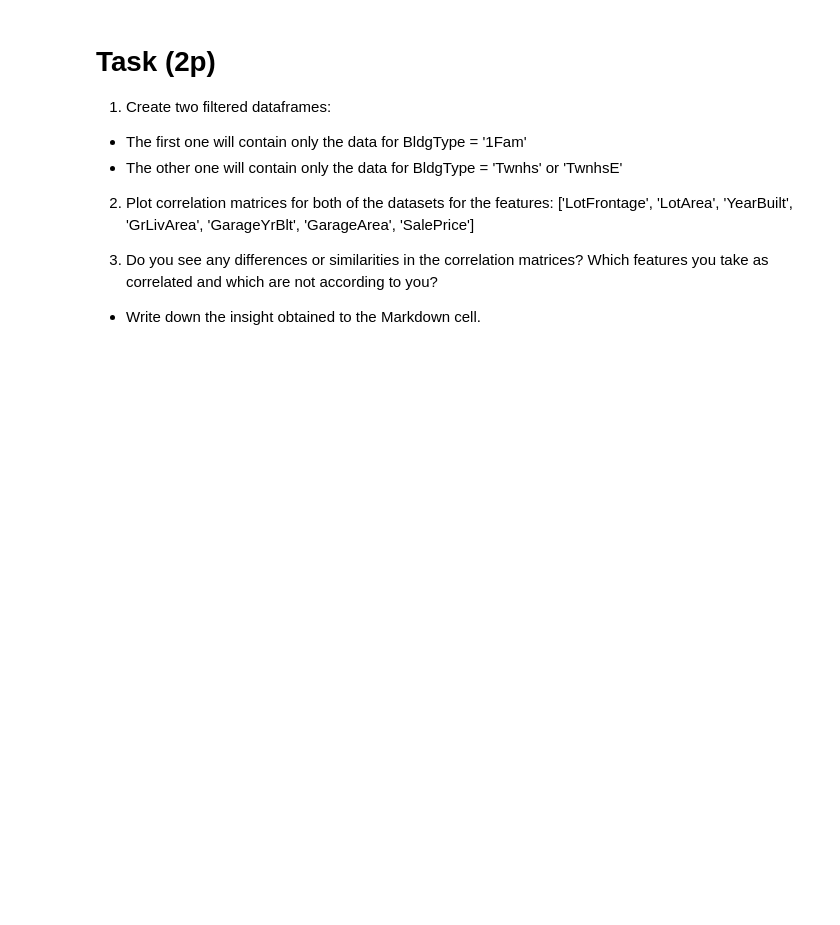
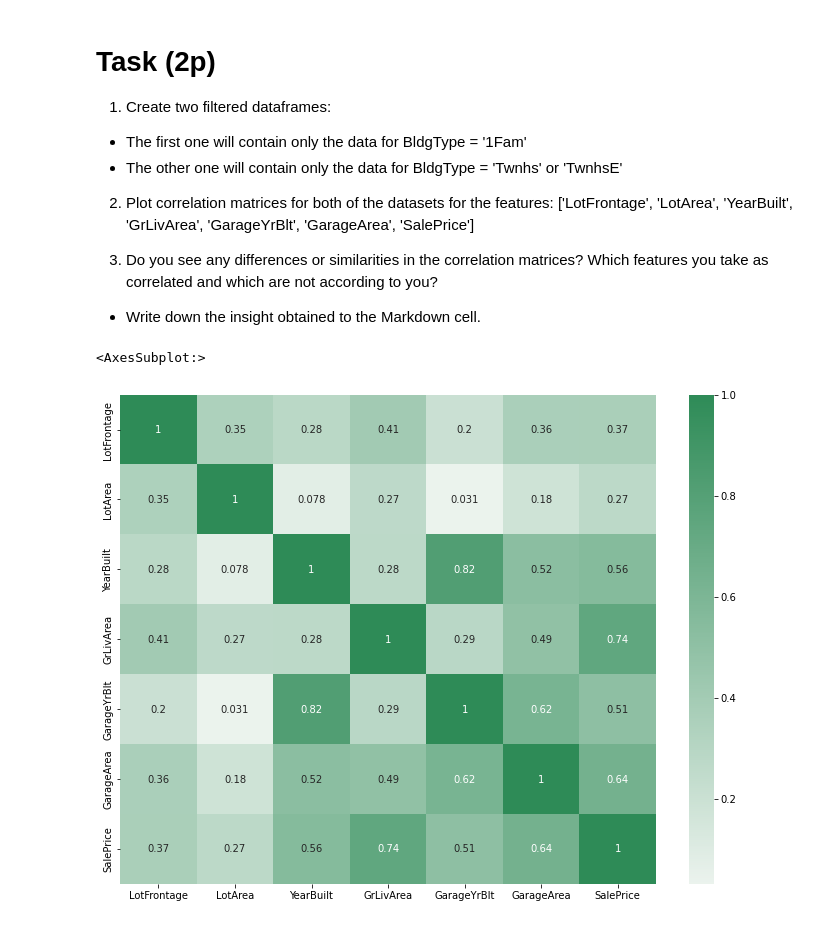
Before and after one commit to smidlma/zsu, a Jupyter notebook: ex_3/zsu_cv3_eda.ipynb, the cells around one changed output. Drawn from its saved outputs; the diff is of its cells as text; code cells hidden in the pictures; blank space fills up the shorter version.

```diff
--- a/ex_3/zsu_cv3_eda.ipynb
+++ b/ex_3/zsu_cv3_eda.ipynb
@@ -304,3 +304,14 @@ sns.regplot(data=df, x=df.GrLivArea, y=df.SalePrice)
 
 3. Do you see any differences or similarities in the correlation matrices? Which features you take as correlated and which are not according to you?
 - Write down the insight obtained to the Markdown cell.
+# %%
+df1 = df.loc[df['BldgType'] == '1Fam']
+
+selected_columns1 = ['LotFrontage', 'LotArea', 'YearBuilt', 'GrLivArea', 'GarageYrBlt', 'GarageArea', 'SalePrice']
+corr_mat1 = df1[selected_columns1].corr()
+
+plt.figure(figsize=(12, 9))
+sns.heatmap(corr_mat1, cmap=sns.light_palette('seagreen', as_cmap=True), annot=True)
+# %% [output]
+<AxesSubplot:>
+[figure, added]
```
Also changed, not shown: parts of 2 cells of this notebook, 8 other files.
